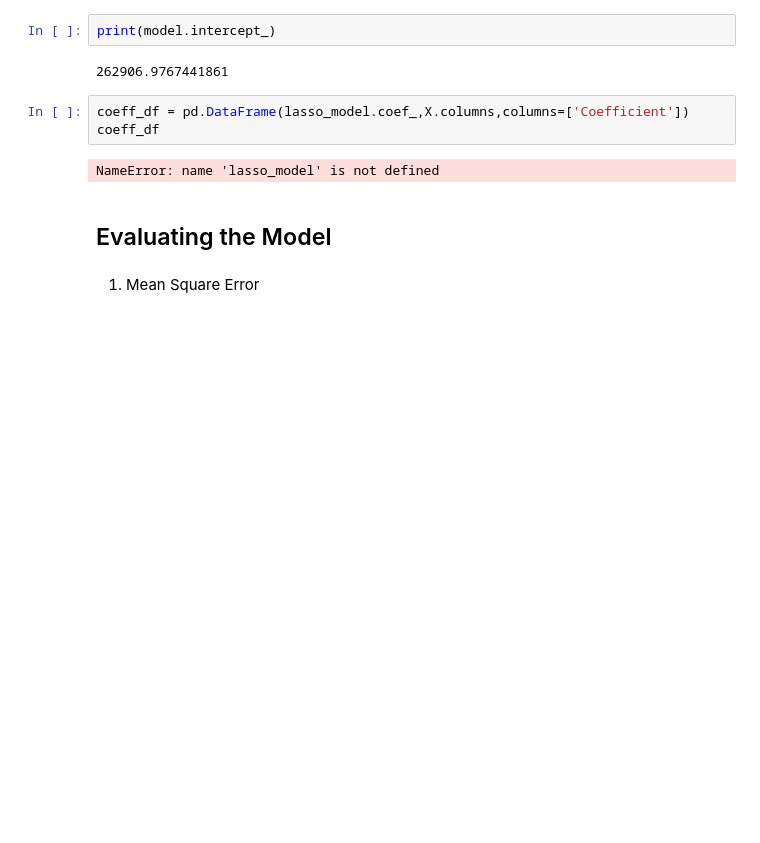
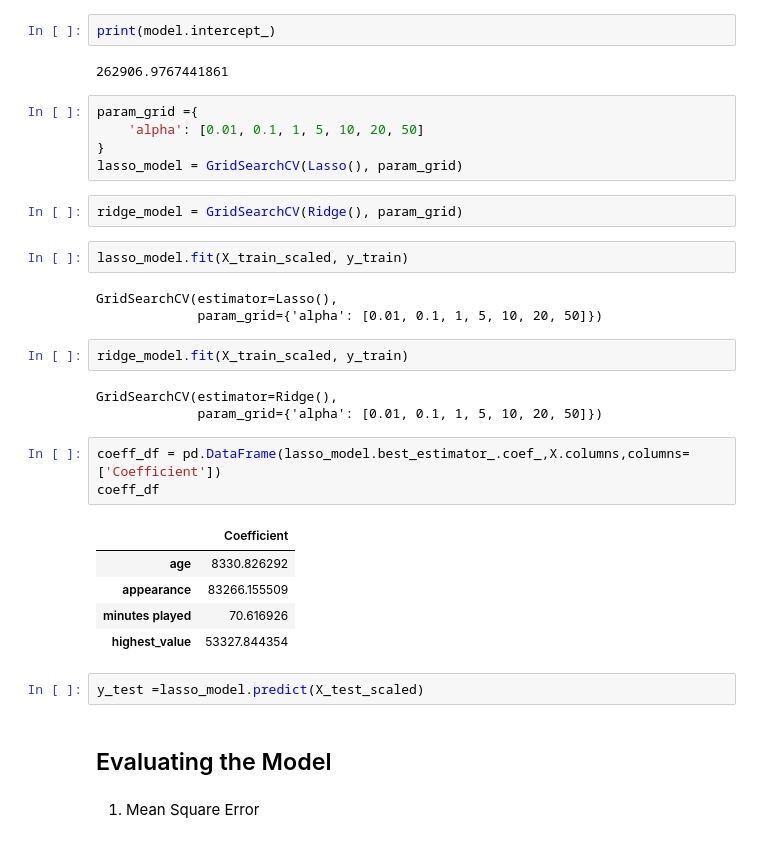
Before and after one commit to FaisalMathCS/Usecase-7, a Jupyter notebook: 01 ML - Linear_Regression.ipynb, the cells around one changed output. Cells and saved outputs as stored; diff of their text form; blank space fills up the shorter version.

Commit message:
rdige lasso GridSearchCV

```diff
--- a/01 ML - Linear_Regression.ipynb
+++ b/01 ML - Linear_Regression.ipynb
@@ -213,11 +215,34 @@ coeff_df
 print(model.intercept_)
 # %% [output]
 262906.9767441861
+# %%
+param_grid ={
+    'alpha': [0.01, 0.1, 1, 5, 10, 20, 50]
+}
+lasso_model = GridSearchCV(Lasso(), param_grid)
+# %%
+ridge_model = GridSearchCV(Ridge(), param_grid)
+# %%
+lasso_model.fit(X_train_scaled, y_train)
+# %% [output]
+GridSearchCV(estimator=Lasso(),
+             param_grid={'alpha': [0.01, 0.1, 1, 5, 10, 20, 50]})
+# %%
+ridge_model.fit(X_train_scaled, y_train)
+# %% [output]
+GridSearchCV(estimator=Ridge(),
+             param_grid={'alpha': [0.01, 0.1, 1, 5, 10, 20, 50]})
 # %%
-coeff_df = pd.DataFrame(lasso_model.coef_,X.columns,columns=['Coefficient'])
+coeff_df = pd.DataFrame(lasso_model.best_estimator_.coef_,X.columns,columns=['Coefficient'])
 coeff_df
 # %% [output]
-NameError: name 'lasso_model' is not defined
+|  | Coefficient |
+| age | 8330.826292 |
+| appearance | 83266.155509 |
+| minutes played | 70.616926 |
+| highest_value | 53327.844354 |
+# %%
+y_test =lasso_model.predict(X_test_scaled)
 # %% [markdown]
 ## Evaluating the Model
 # %% [markdown]
```
Also changed, not shown: parts of 8 cells of this notebook.
